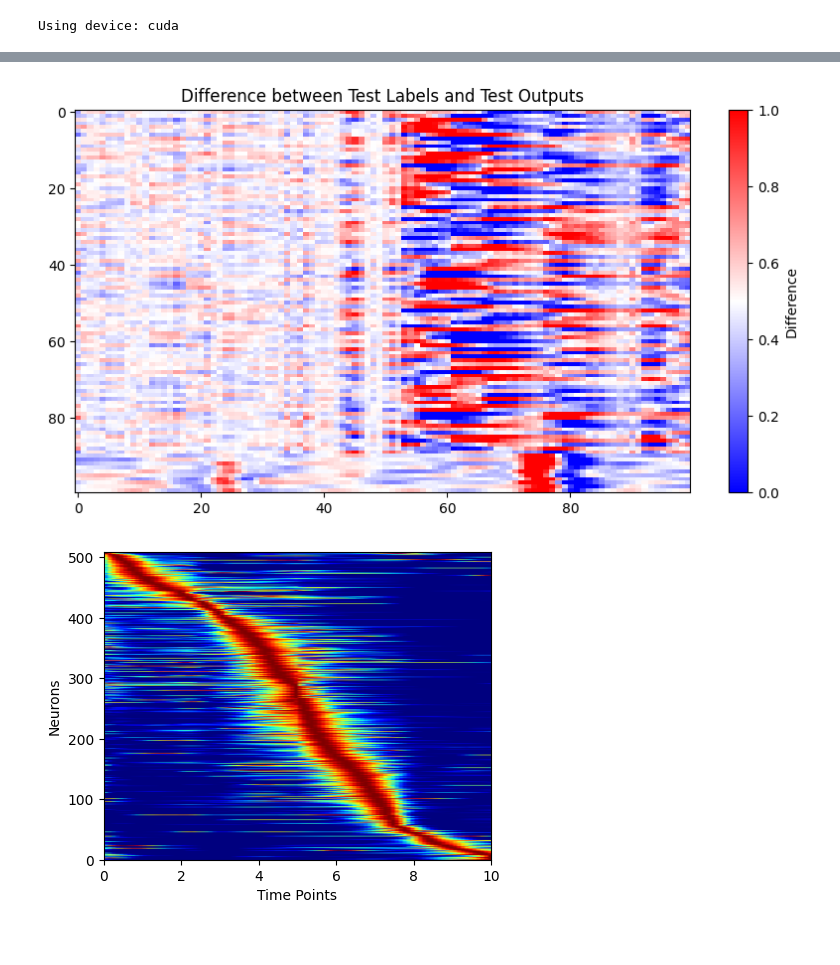
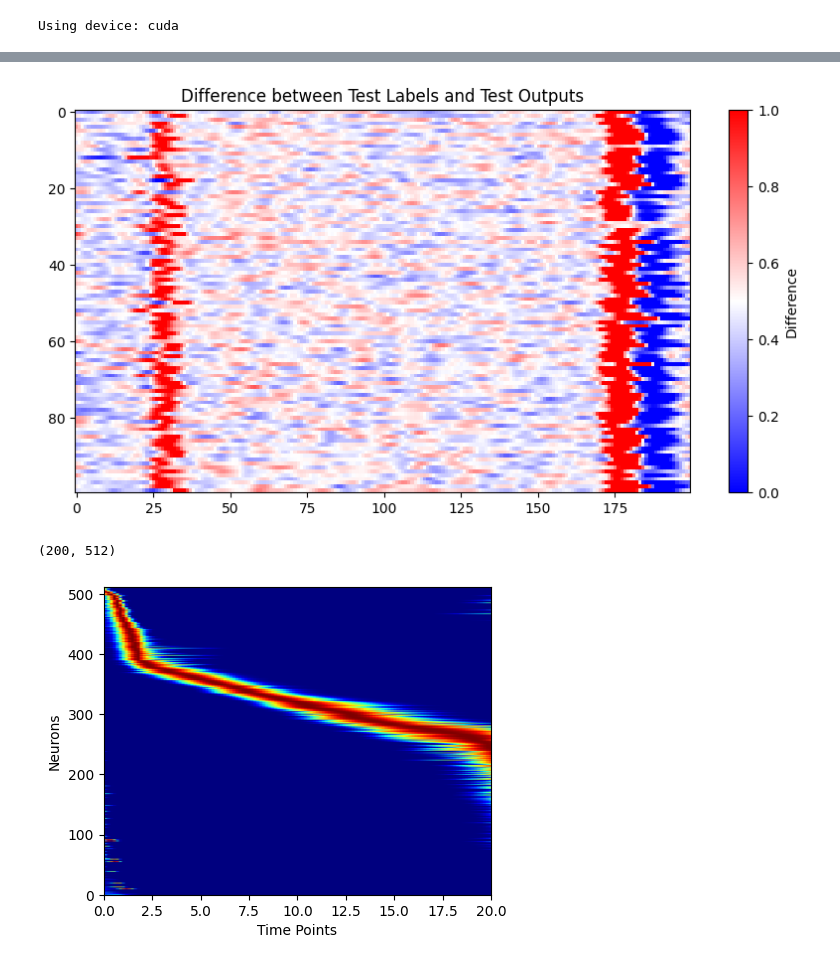
Before and after one commit to qrsyu/STCell, a Jupyter notebook: code/time_cell.ipynb, the cells around one changed output, grey strips where cells are left out. Saved outputs shown, nothing was run; the diff lists cells and outputs as text; code cells hidden in the pictures.

```diff
--- a/code/time_cell.ipynb
+++ b/code/time_cell.ipynb
@@ -17,7 +17,7 @@ Using device: cuda
 # ===========================================================================================
 
 # 2, 10 done
-load_data_type = '2TS2WSMS_vary10'
+load_data_type = '2TS_trial'
 load_dir = f'../data/'
 data = np.load(f'{load_dir}/{load_data_type}.npy', allow_pickle=True).item()
 
@@ -25,8 +25,8 @@ train_inputs = torch.tensor(data[f'train_inputs'], dtype=torch.float32).to(devic
 train_labels = torch.tensor(data[f'train_labels'], dtype=torch.float32).to(device)
 
 # Select a subset of input and label
-# train_inputs = train_inputs[:128] # (B, T, D)
-# train_labels = train_labels[:128] # (B, T, D)
+train_inputs = train_inputs[:128] # (B, T, D)
+train_labels = train_labels[:128] # (B, T, D)
 
 # Create DataLoader for training and testing
 train_dataset = TensorDataset(train_inputs, train_labels)
@@ -220,16 +220,19 @@ cbar = plt.colorbar(mappable=plt.cm.ScalarMappable(cmap='bwr'), ax=ax)
 cbar.set_label('Difference')
 plt.show()
 # %% [output]
-[figure, old version]
+[figure, new version]
 # %%
 # Averge accross the batch
 avg_hs = np.mean(hidden_states, axis=0)
+print(avg_hs.shape)
 
 # pre and post noise = 0.3, fr
 fig, ax = plt.subplots(figsize=(5, 4))
-norm_hs, fig, ax = plt_hs(avg_hs, min_fr=0.1, fig=fig, ax=ax)
+norm_hs, fig, ax = plt_hs(avg_hs, min_fr=0.1, fig=fig, ax=ax,
+                          mask_start=20, mask_end=150)
 # %% [output]
+(200, 512)
-[figure, old version]
+[figure, new version]
 # %%
 # Spatial task
 print(norm_hs.shape)
```
Also changed, not shown: parts of 8 cells of this notebook, 8 other files.
